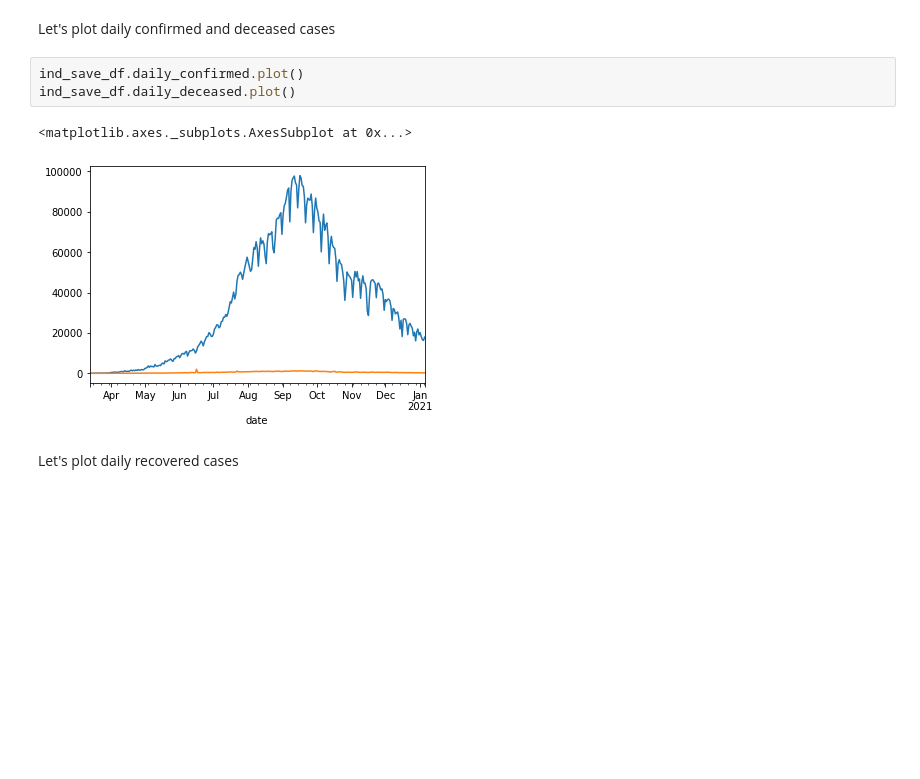
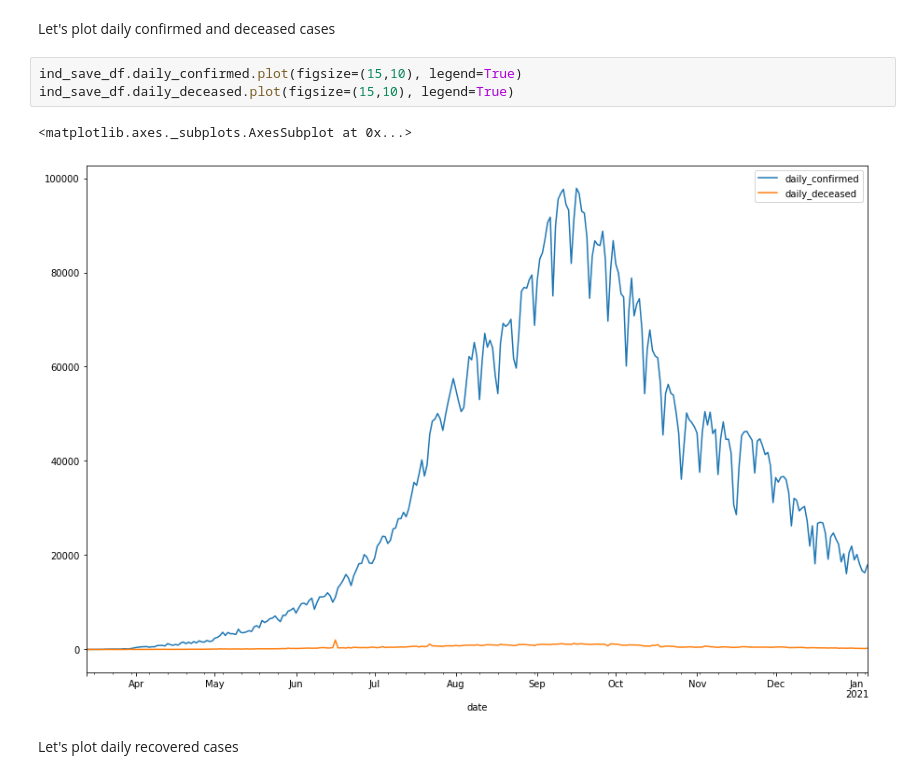
Before and after one commit to enumulak/EK_ML, a Jupyter notebook: Pandas/LearnPandas_Covid19_IndiaAnalysis_v2.0.ipynb, the cells around one changed output. Cells and saved outputs as stored; diff of their text form; blank space fills up the shorter version.

```diff
--- a/Pandas/LearnPandas_Covid19_IndiaAnalysis_v2.0.ipynb
+++ b/Pandas/LearnPandas_Covid19_IndiaAnalysis_v2.0.ipynb
@@ -1028,11 +1028,11 @@ Name: 2021-01-01 00:00:00, dtype: float64
 # %% [markdown]
 Let's plot daily confirmed and deceased cases
 # %%
-ind_save_df.daily_confirmed.plot()
-ind_save_df.daily_deceased.plot()
+ind_save_df.daily_confirmed.plot(figsize=(15,10), legend=True)
+ind_save_df.daily_deceased.plot(figsize=(15,10), legend=True)
 # %% [output]
 <matplotlib.axes._subplots.AxesSubplot at 0x...>
-[figure, old version]
+[figure, new version]
 # %% [markdown]
 Let's plot daily recovered cases
 # %%
```
Also changed, not shown: parts of 5 cells of this notebook.
